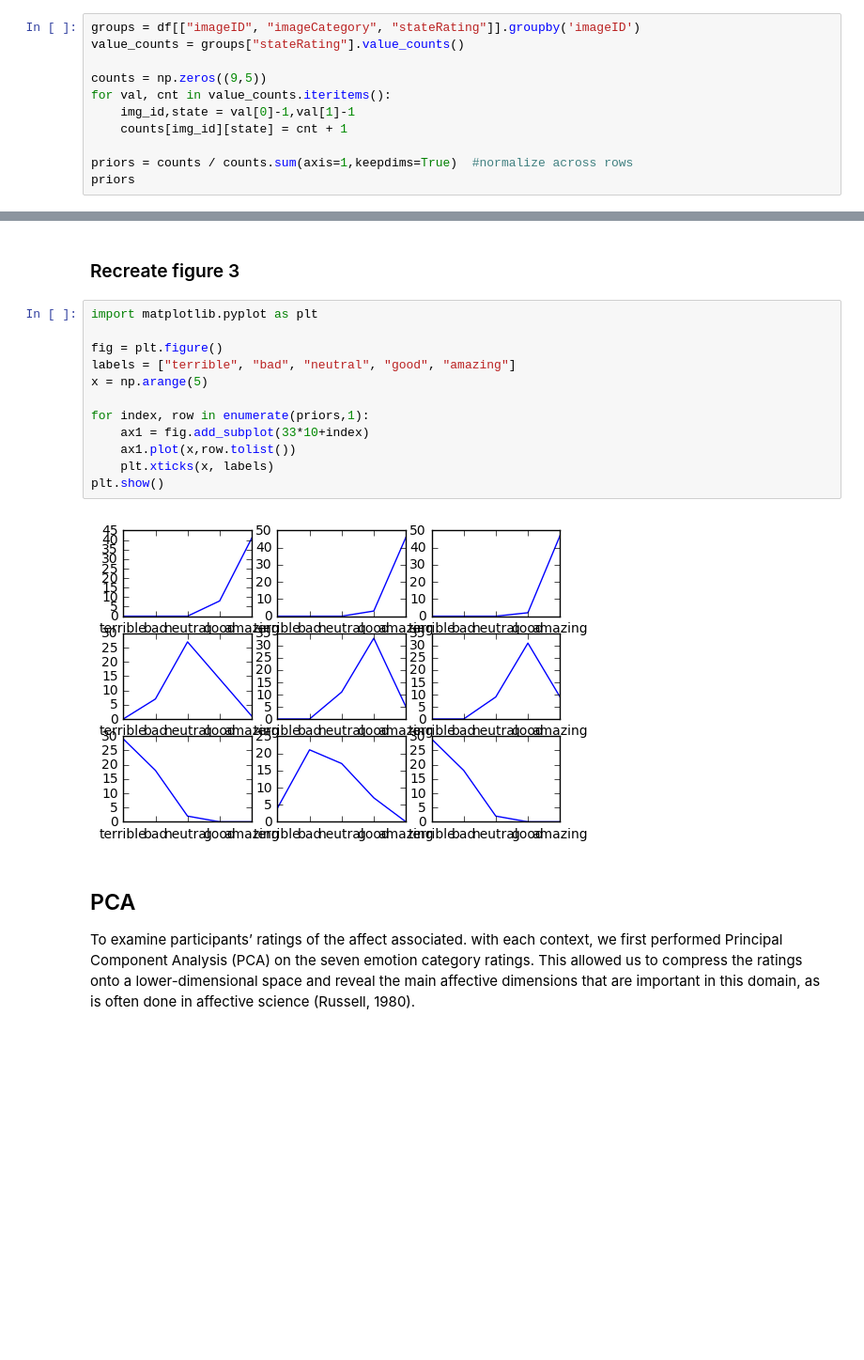
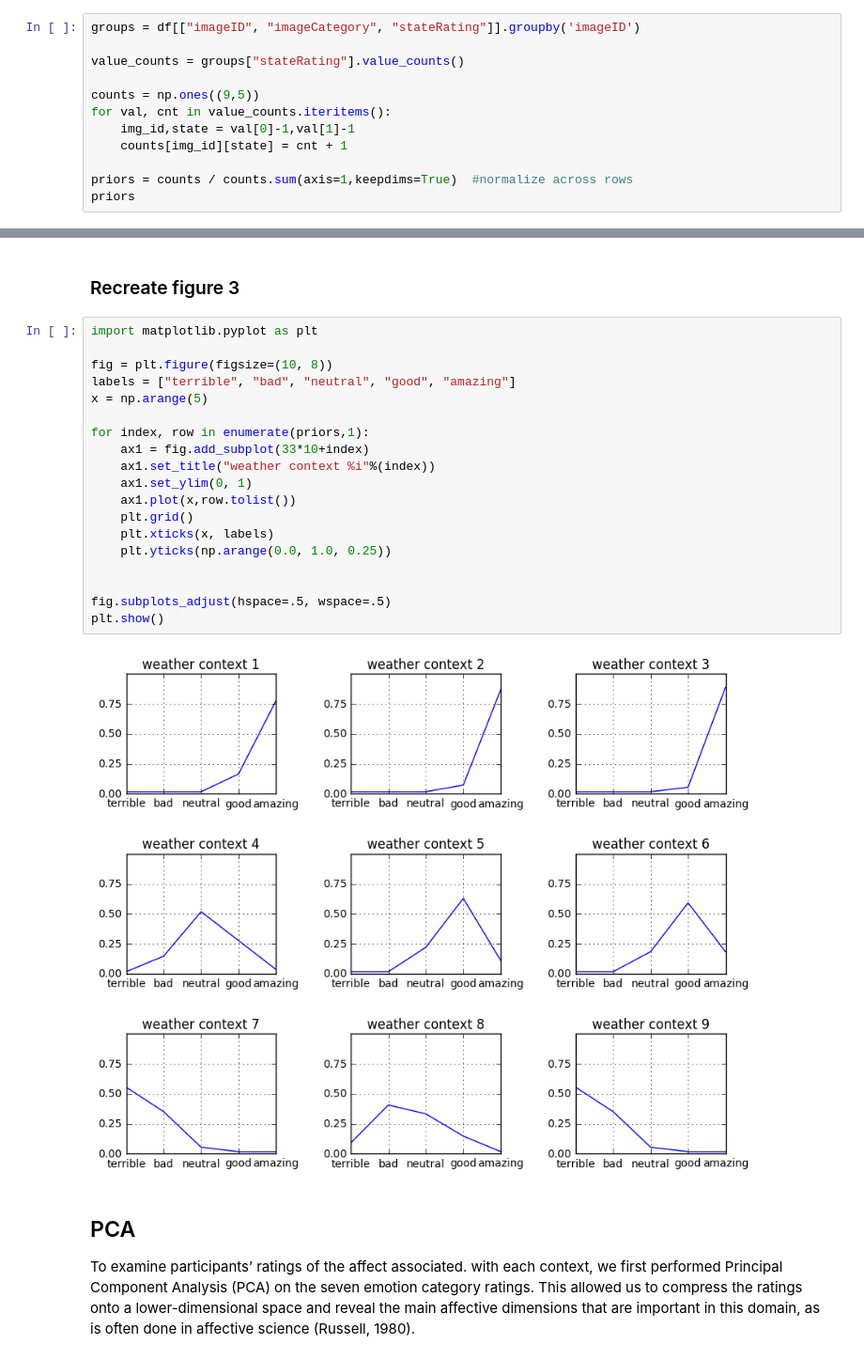
Before and after one commit to BCMarquez/RSA-NN, a Jupyter notebook: irony/irony/Experiment 1.ipynb, the cells around one changed output, grey strips where cells are left out. Shown: that part at 94% size. Saved outputs shown, nothing was run; the diff lists cells and outputs as text; blank space fills up the shorter version.

```diff
--- a/irony/irony/Experiment 1.ipynb
+++ b/irony/irony/Experiment 1.ipynb
@@ -22,9 +22,10 @@ df.sort_values(by=["imageID"])[:10] #just so we can see the data organized
 | 47 | 7 | M | 35 | 4 | English | 3 | 1 | amazing | 4 | 0.30 | ... |
 # %%
 groups = df[["imageID", "imageCategory", "stateRating"]].groupby('imageID')
+
 value_counts = groups["stateRating"].value_counts()
 
-counts = np.zeros((9,5))
+counts = np.ones((9,5))
 for val, cnt in value_counts.iteritems():
     img_id,state = val[0]-1,val[1]-1
     counts[img_id][state] = cnt + 1
@@ -46,17 +47,24 @@ array([[ 0.        ,  0.        ,  0.        ,  0.17647059,  0.82352941],
 # %%
 import matplotlib.pyplot as plt
 
-fig = plt.figure()
+fig = plt.figure(figsize=(10, 8))
 labels = ["terrible", "bad", "neutral", "good", "amazing"]
 x = np.arange(5)
 
 for index, row in enumerate(priors,1):
     ax1 = fig.add_subplot(33*10+index)
+    ax1.set_title("weather context %i"%(index))
+    ax1.set_ylim(0, 1)
     ax1.plot(x,row.tolist())
+    plt.grid()
     plt.xticks(x, labels)
+    plt.yticks(np.arange(0.0, 1.0, 0.25))
+
+
+fig.subplots_adjust(hspace=.5, wspace=.5)
 plt.show()
 # %% [output]
-[figure, old version]
+[figure, new version]
 # %% [markdown]
 ## PCA
 To examine participants’ ratings of the affect associated. with each context, we first performed Principal Component Analysis (PCA) on the seven emotion category ratings. This allowed us to compress the ratings onto a lower-dimensional space and reveal the main affective dimensions that are important in this domain, as is often done in affective science (Russell, 1980).
```
Also changed, not shown: parts of 2 cells of this notebook.
